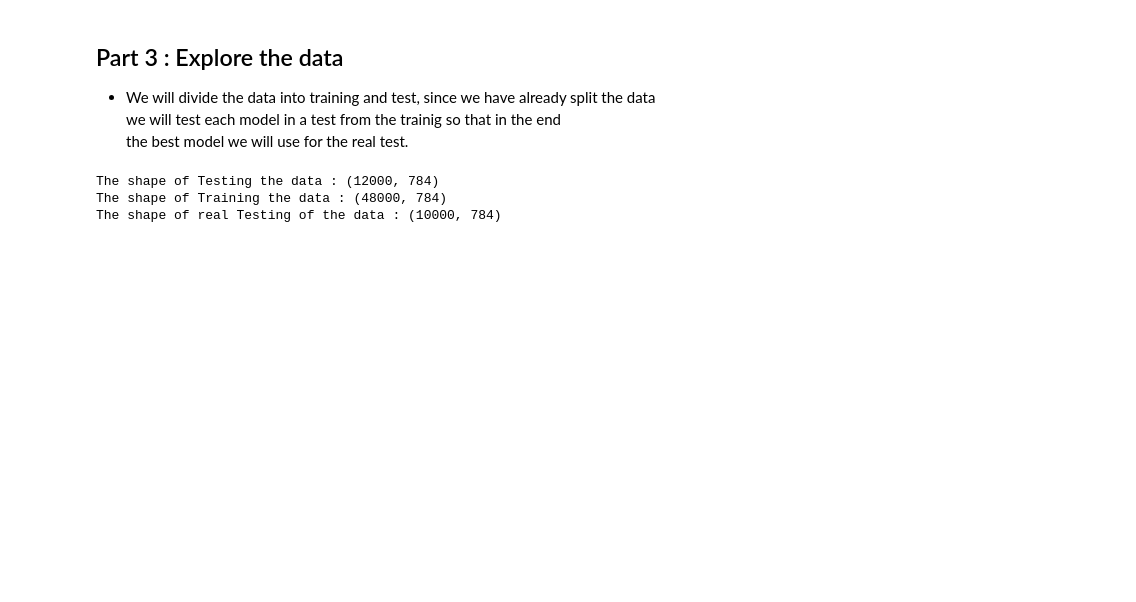
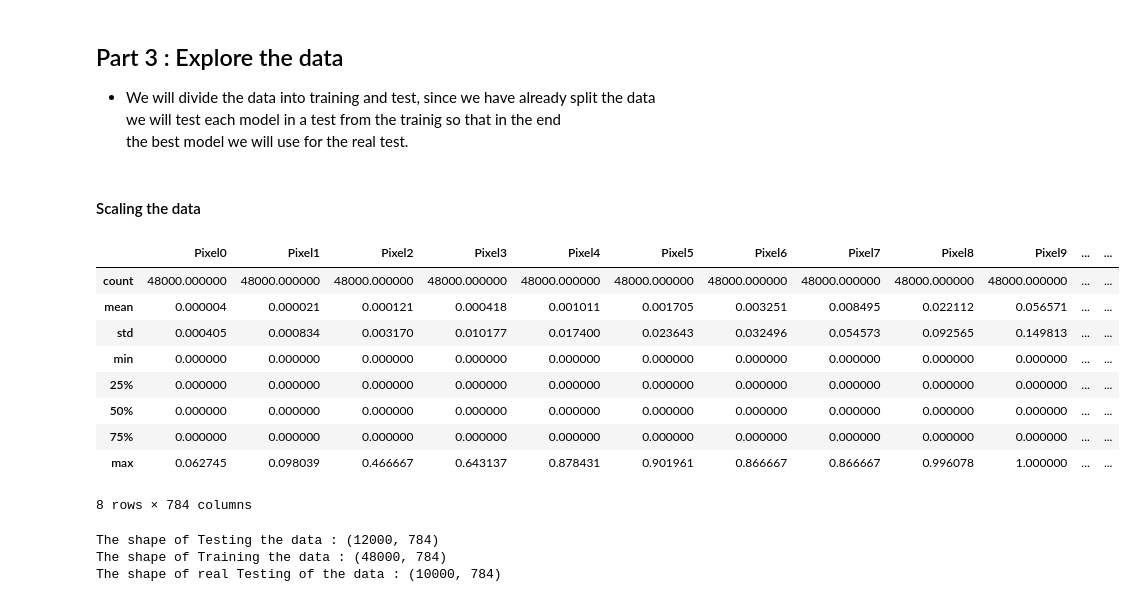
Before and after one commit to tomergozlan/Fashion_Mnist, a Jupyter notebook: fashion_mnist.ipynb, the cells around one changed output. Cells and saved outputs as stored; diff of their text form; code cells hidden in the pictures; blank space fills up the shorter version.

```diff
--- a/fashion_mnist.ipynb
+++ b/fashion_mnist.ipynb
@@ -174,3 +193,5 @@ X = df.drop(columns=['fashion_item'])
 Y = df['fashion_item']
 X_train, X_test, Y_train, Y_test = train_test_split(X, Y, test_size=0.2, random_state = 100)
 test_X = test_X.copy()
+# %% [markdown]
+#### Scaling the data
@@ -177,3 +202,16 @@ test_X = test_X.copy()
+# %%
+X_train.describe()
+# %% [output]
+|  | Pixel0 | Pixel1 | Pixel2 | Pixel3 | Pixel4 | Pixel5 | Pixel6 | Pixel7 | Pixel8 | Pixel9 | ... | ... |
+| count | 48000.000000 | 48000.000000 | 48000.000000 | 48000.000000 | 48000.000000 | 48000.000000 | 48000.000000 | 48000.000000 | 48000.000000 | 48000.000000 | ... | ... |
+| mean | 0.000004 | 0.000021 | 0.000121 | 0.000418 | 0.001011 | 0.001705 | 0.003251 | 0.008495 | 0.022112 | 0.056571 | ... | ... |
+| std | 0.000405 | 0.000834 | 0.003170 | 0.010177 | 0.017400 | 0.023643 | 0.032496 | 0.054573 | 0.092565 | 0.149813 | ... | ... |
+| min | 0.000000 | 0.000000 | 0.000000 | 0.000000 | 0.000000 | 0.000000 | 0.000000 | 0.000000 | 0.000000 | 0.000000 | ... | ... |
+| 25% | 0.000000 | 0.000000 | 0.000000 | 0.000000 | 0.000000 | 0.000000 | 0.000000 | 0.000000 | 0.000000 | 0.000000 | ... | ... |
+| 50% | 0.000000 | 0.000000 | 0.000000 | 0.000000 | 0.000000 | 0.000000 | 0.000000 | 0.000000 | 0.000000 | 0.000000 | ... | ... |
+| 75% | 0.000000 | 0.000000 | 0.000000 | 0.000000 | 0.000000 | 0.000000 | 0.000000 | 0.000000 | 0.000000 | 0.000000 | ... | ... |
+| max | 0.062745 | 0.098039 | 0.466667 | 0.643137 | 0.878431 | 0.901961 | 0.866667 | 0.866667 | 0.996078 | 1.000000 | ... | ... |
+8 rows × 784 columns
 # %%
 print("The shape of Testing the data :",X_test.shape)
 print("The shape of Training the data :",X_train.shape)
```
Also changed, not shown: parts of 79 cells of this notebook.
